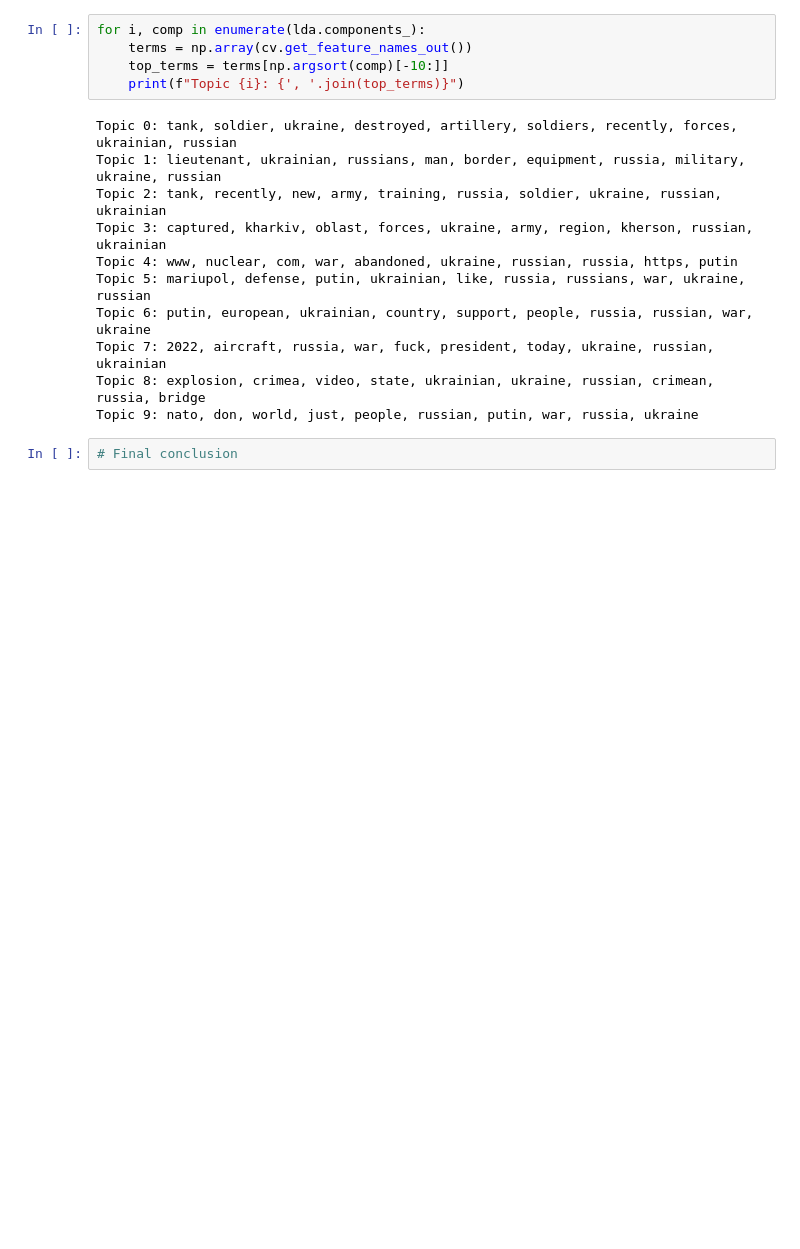
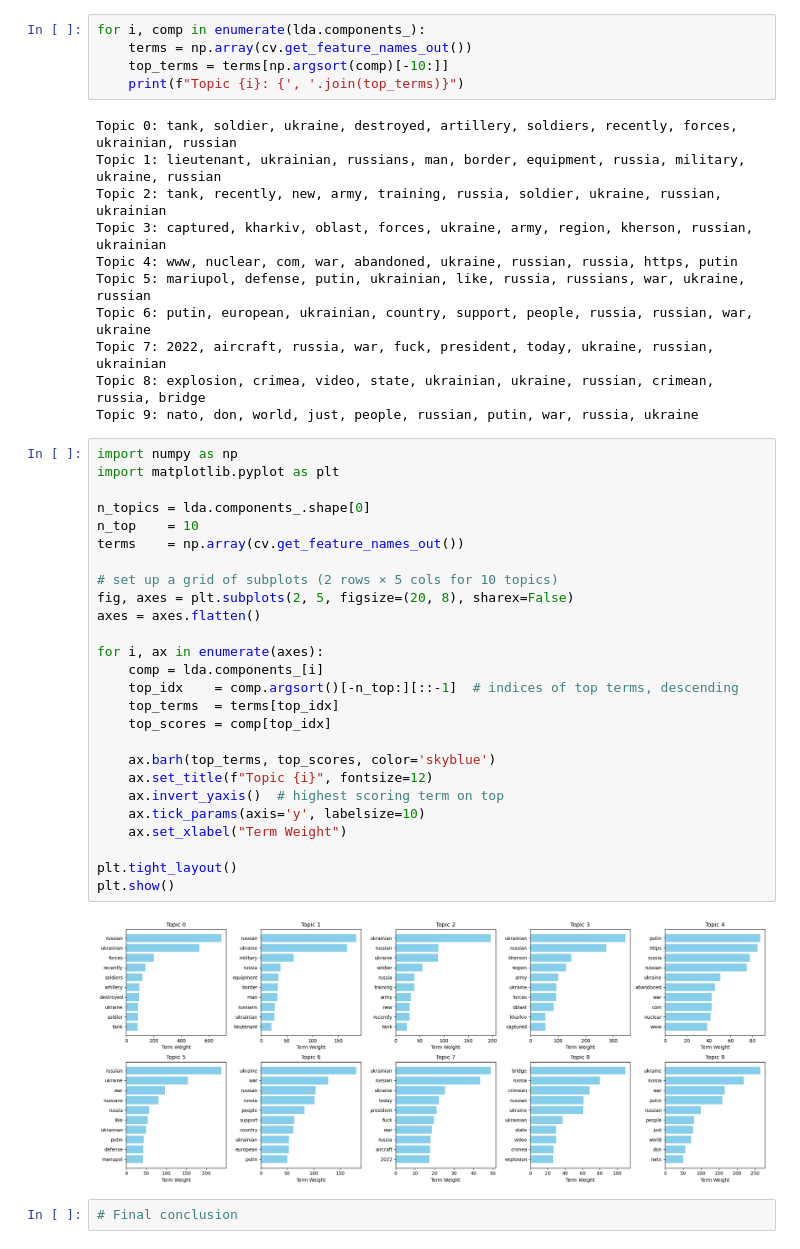
Before and after one commit to Samuelp0110/CS584_Final_Project, a Jupyter notebook: Final_Project_Code.ipynb, the cells around one changed output. Saved outputs shown, nothing was run; the diff lists cells and outputs as text; blank space fills up the shorter version.

```diff
--- a/Final_Project_Code.ipynb
+++ b/Final_Project_Code.ipynb
@@ -356,5 +379,33 @@ Topic 6: putin, european, ukrainian, country, support, people, russia, russian,
 Topic 7: 2022, aircraft, russia, war, fuck, president, today, ukraine, russian, ukrainian
 Topic 8: explosion, crimea, video, state, ukrainian, ukraine, russian, crimean, russia, bridge
 Topic 9: nato, don, world, just, people, russian, putin, war, russia, ukraine
+# %%
+import numpy as np
+import matplotlib.pyplot as plt
+
+n_topics = lda.components_.shape[0]
+n_top    = 10
+terms    = np.array(cv.get_feature_names_out())
+
+# set up a grid of subplots (2 rows × 5 cols for 10 topics)
+fig, axes = plt.subplots(2, 5, figsize=(20, 8), sharex=False)
+axes = axes.flatten()
+
+for i, ax in enumerate(axes):
+    comp = lda.components_[i]
+    top_idx    = comp.argsort()[-n_top:][::-1]  # indices of top terms, descending
+    top_terms  = terms[top_idx]
+    top_scores = comp[top_idx]
+
+    ax.barh(top_terms, top_scores, color='skyblue')
+    ax.set_title(f"Topic {i}", fontsize=12)
+    ax.invert_yaxis()  # highest scoring term on top
+    ax.tick_params(axis='y', labelsize=10)
+    ax.set_xlabel("Term Weight")
+
+plt.tight_layout()
+plt.show()
+# %% [output]
+[figure, added]
 # %%
 # Final conclusion
```
Also changed, not shown: parts of 2 cells of this notebook.
